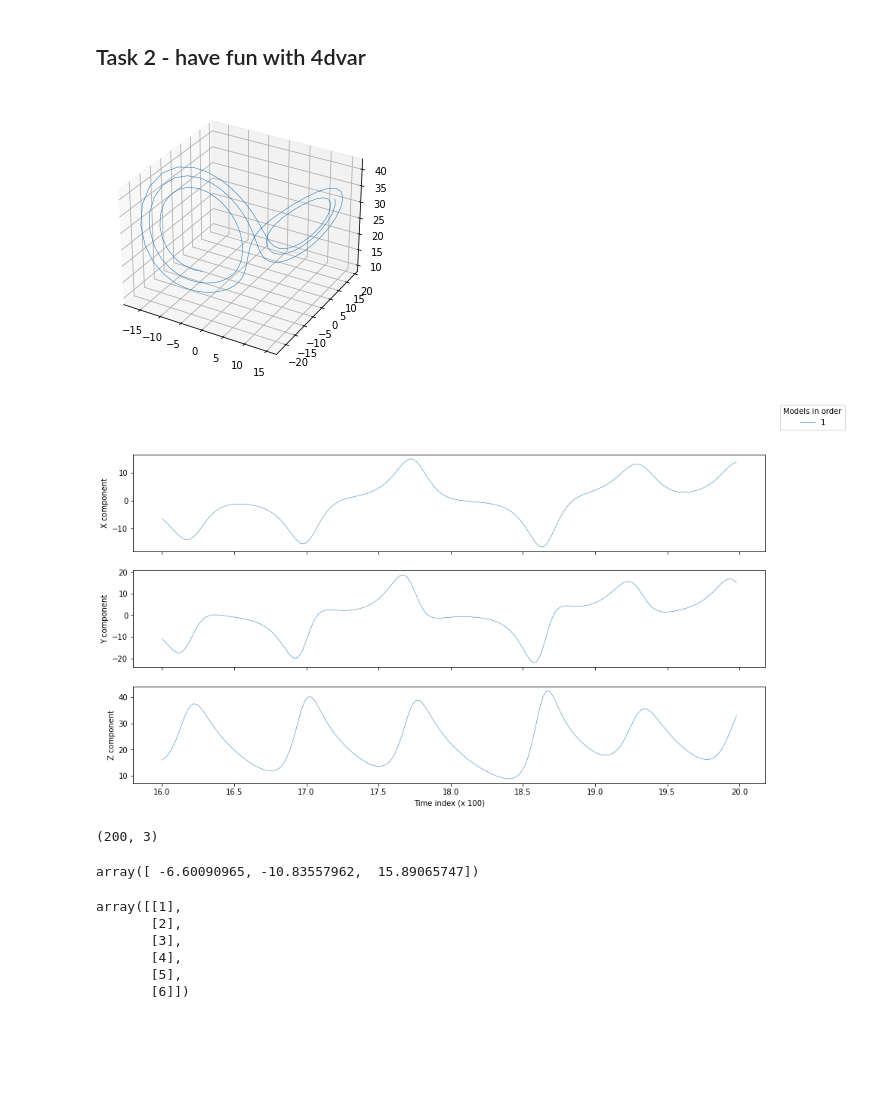
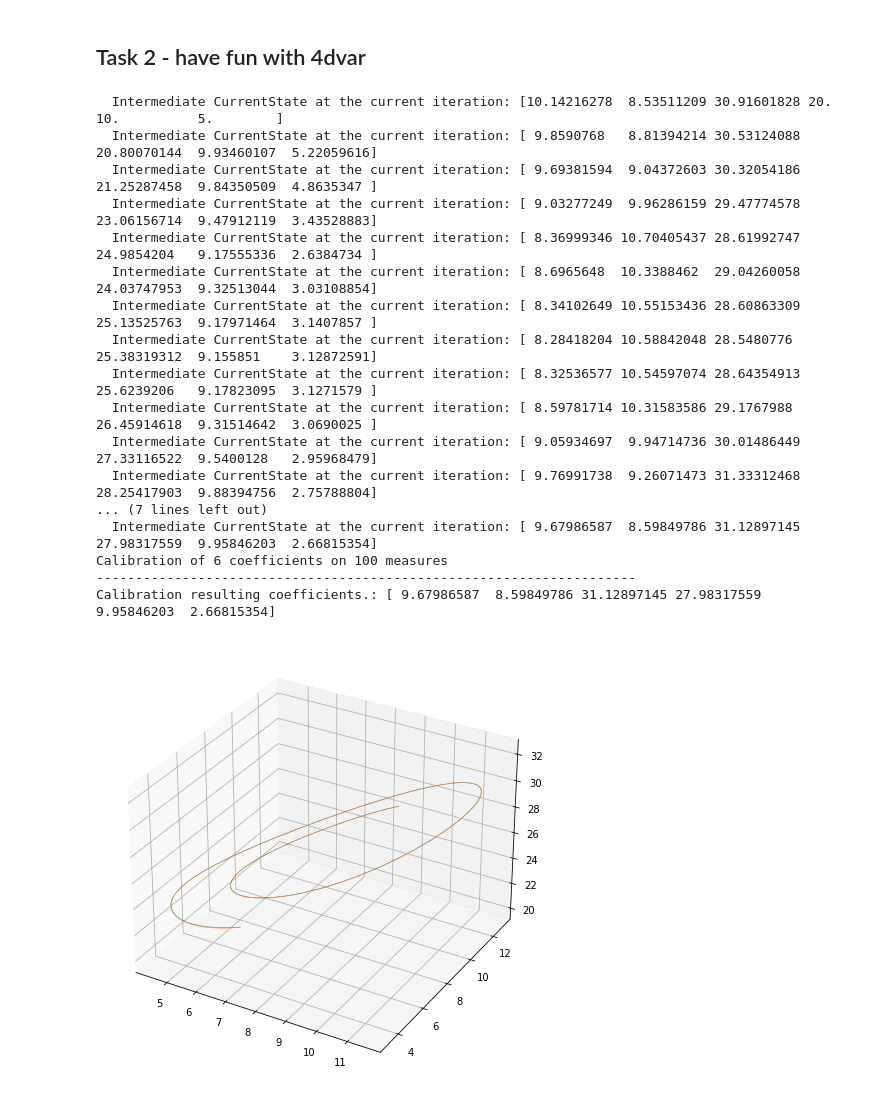
Before and after one commit to boro28/supermodeling, a Jupyter notebook: supermodeling.ipynb, the cells around one changed output. Cells and saved outputs as stored; diff of their text form; code cells hidden in the pictures; blank space fills up the shorter version.

```diff
--- a/supermodeling.ipynb
+++ b/supermodeling.ipynb
@@ -227,38 +211,2 @@ plot_model_coords_in_time(l63, l63_timeline)
 # %% [markdown]
 ## Task 2 - have fun with 4dvar
-# %%
-start_time = 0
-number_of_samples = 200
-
-
-l63_gt, l63_timeline_gt = generate_lorenz(
-    x=l63[0][0],
-    y=l63[0][1],
-    z=l63[0][2],
-    start_time=0,
-    number_of_samples=number_of_samples
-)
-plot_model(l63_gt)
-plot_model_coords_in_time(l63_gt, l63_timeline_gt)
-
-# l63_4dv, l63_4dv_timeline = train
-# %% [output]
-[figure, removed]
-[figure, removed]
-# %%
-l63.shape
-# %% [output]
-(200, 3)
-# %%
-l63[0]
-# %% [output]
-array([ -6.60090965, -10.83557962,  15.89065747])
-# %%
-np.vstack(([[1],[2],[3]],[[4],[5],[6]]))
-# %% [output]
-array([[1],
-       [2],
-       [3],
-       [4],
-       [5],
-       [6]])
@@ -264,0 +260,23 @@ array([[1],
+# %%
+lorenz_research(
+    number_of_samples=100
+)
+# %% [output]
+  Intermediate CurrentState at the current iteration: [10.14216278  8.53511209 30.91601828 20.         10.          5.        ]
+  Intermediate CurrentState at the current iteration: [ 9.8590768   8.81394214 30.53124088 20.80070144  9.93460107  5.22059616]
+  Intermediate CurrentState at the current iteration: [ 9.69381594  9.04372603 30.32054186 21.25287458  9.84350509  4.8635347 ]
+  Intermediate CurrentState at the current iteration: [ 9.03277249  9.96286159 29.47774578 23.06156714  9.47912119  3.43528883]
+  Intermediate CurrentState at the current iteration: [ 8.36999346 10.70405437 28.61992747 24.9854204   9.17555336  2.6384734 ]
+  Intermediate CurrentState at the current iteration: [ 8.6965648  10.3388462  29.04260058 24.03747953  9.32513044  3.03108854]
+  Intermediate CurrentState at the current iteration: [ 8.34102649 10.55153436 28.60863309 25.13525763  9.17971464  3.1407857 ]
+  Intermediate CurrentState at the current iteration: [ 8.28418204 10.58842048 28.5480776  25.38319312  9.155851    3.12872591]
+  Intermediate CurrentState at the current iteration: [ 8.32536577 10.54597074 28.64354913 25.6239206   9.17823095  3.1271579 ]
+  Intermediate CurrentState at the current iteration: [ 8.59781714 10.31583586 29.1767988  26.45914618  9.31514642  3.0690025 ]
+  Intermediate CurrentState at the current iteration: [ 9.05934697  9.94714736 30.01486449 27.33116522  9.5400128   2.95968479]
+  Intermediate CurrentState at the current iteration: [ 9.76991738  9.26071473 31.33312468 28.25417903  9.88394756  2.75788804]
+... (7 lines left out)
+  Intermediate CurrentState at the current iteration: [ 9.67986587  8.59849786 31.12897145 27.98317559  9.95846203  2.66815354]
+Calibration of 6 coefficients on 100 measures
+---------------------------------------------------------------------
+Calibration resulting coefficients.: [ 9.67986587  8.59849786 31.12897145 27.98317559  9.95846203  2.66815354]
+[figure, added]
```
Also changed, not shown: parts of 12 cells of this notebook.
